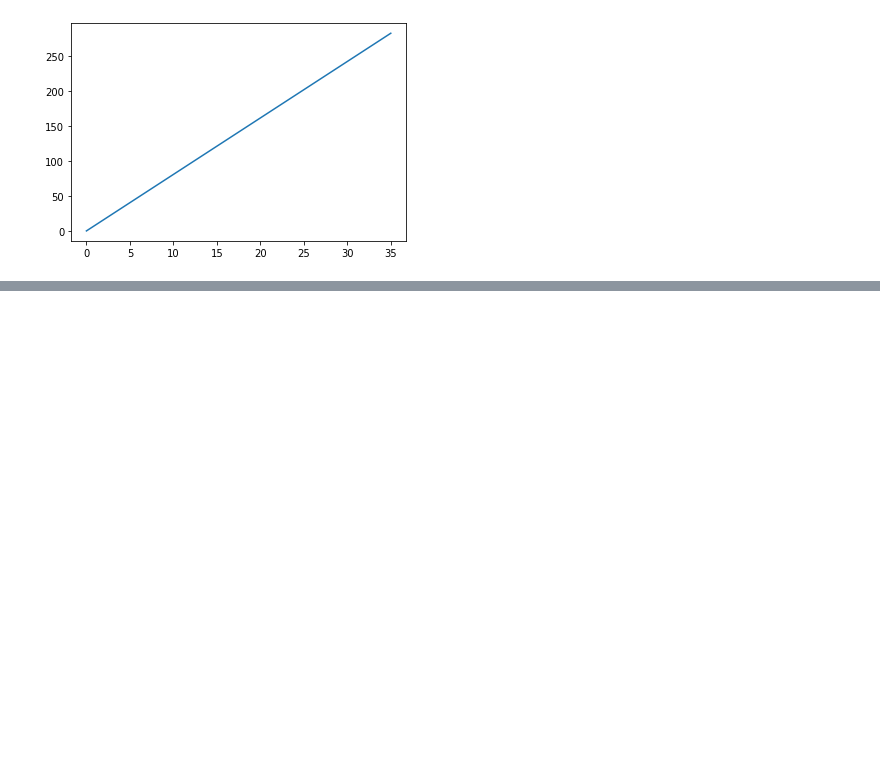
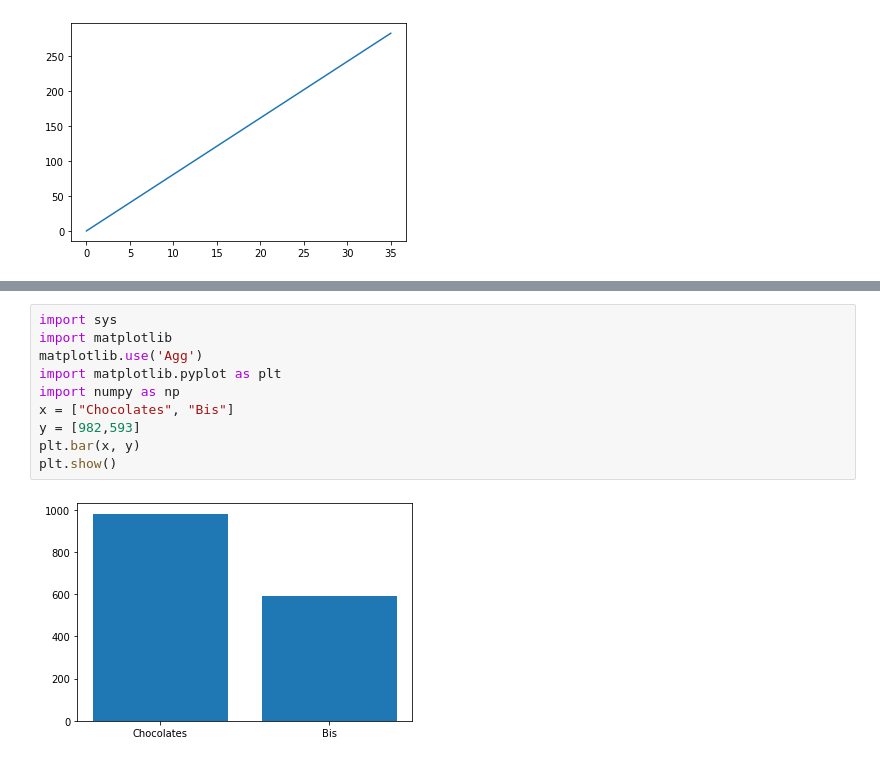
Before and after one commit to VU21CSEN0100182/PYTHON, a Jupyter notebook: PYTHON_MATPLOTLIB.ipynb, the cells around one changed output, grey strips where cells are left out. Cells and saved outputs as stored; diff of their text form; blank space fills up the shorter version.

```diff
--- a/PYTHON_MATPLOTLIB.ipynb
+++ b/PYTHON_MATPLOTLIB.ipynb
@@ -30,0 +43,12 @@ plt.show()
+# %%
+import sys
+import matplotlib
+matplotlib.use('Agg')
+import matplotlib.pyplot as plt
+import numpy as np
+x = ["Chocolates", "Bis"]
+y = [982,593]
+plt.bar(x, y)
+plt.show()
+# %% [output]
+[figure, added]
```
Also changed, not shown: parts of 15 cells of this notebook.
